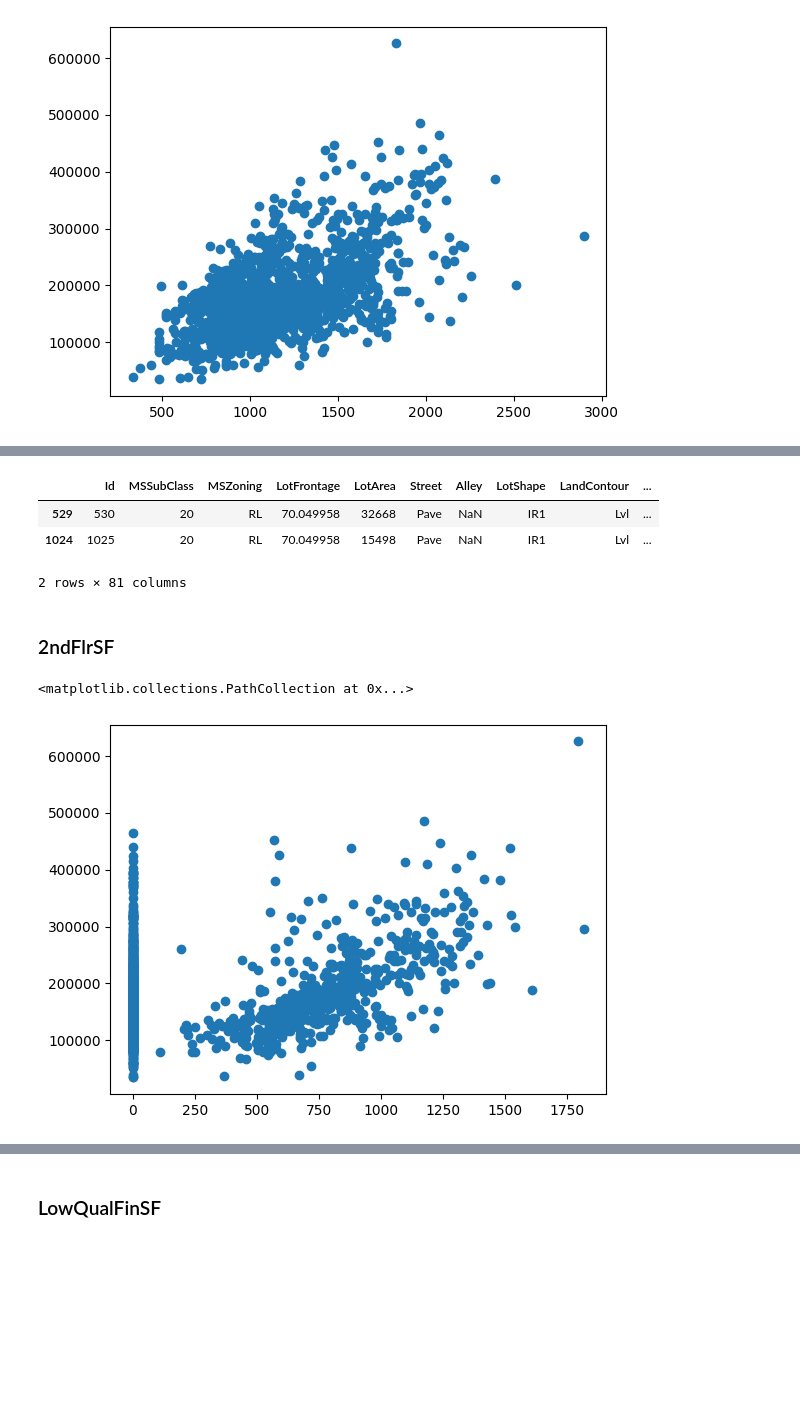
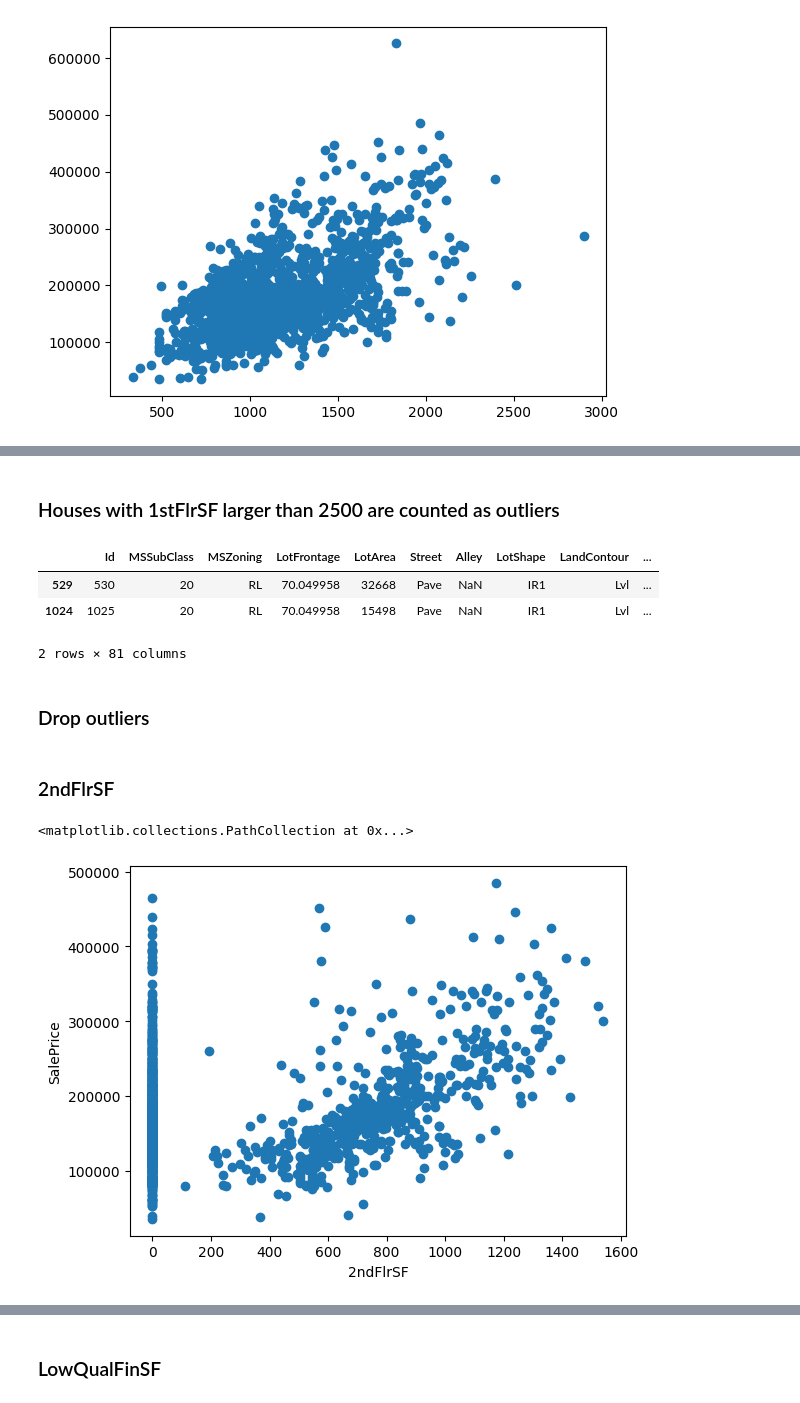
Before and after one commit to Hoangnhan1708/house-price-advanced-regression-techniques, a Jupyter notebook: notebooks/data-exploration.ipynb, the cells around one changed output, grey strips where cells are left out. Drawn from its saved outputs; the diff is of its cells as text; code cells hidden in the pictures; blank space fills up the shorter version.

```diff
--- a/notebooks/data-exploration.ipynb
+++ b/notebooks/data-exploration.ipynb
@@ -451,3 +552,5 @@ plt.scatter( x= '1stFlrSF',y ='SalePrice', data= df_train)
+# %% [markdown]
+### Houses with 1stFlrSF larger than 2500 are counted as outliers
 # %%
 df_train.query('(`1stFlrSF` > 2500)')
 # %% [output]
@@ -455,6 +558,8 @@ df_train.query('(`1stFlrSF` > 2500)')
 | 529 | 530 | 20 | RL | 70.049958 | 32668 | Pave | NaN | IR1 | Lvl | ... |
 | 1024 | 1025 | 20 | RL | 70.049958 | 15498 | Pave | NaN | IR1 | Lvl | ... |
 2 rows × 81 columns
+# %% [markdown]
+### Drop outliers
 # %%
 rows_to_drop = df_train.query('(`1stFlrSF` > 2500)').index
 
@@ -463,7 +568,9 @@ df_train.drop(rows_to_drop, inplace=True)
 # %% [markdown]
 ### 2ndFlrSF
 # %%
+plt.xlabel('2ndFlrSF')
+plt.ylabel('SalePrice')
 plt.scatter( x= '2ndFlrSF',y ='SalePrice', data= df_train)
 # %% [output]
 <matplotlib.collections.PathCollection at 0x...>
-[figure, old version]
+[figure, new version]
```
Also changed, not shown: parts of 124 cells of this notebook.
